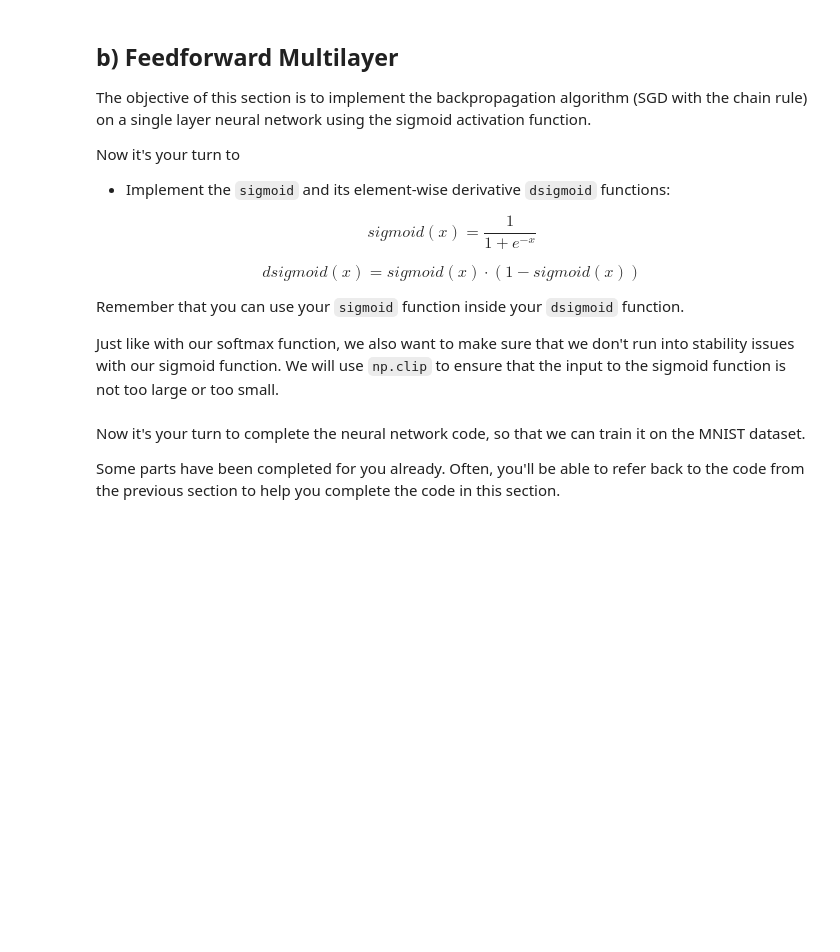
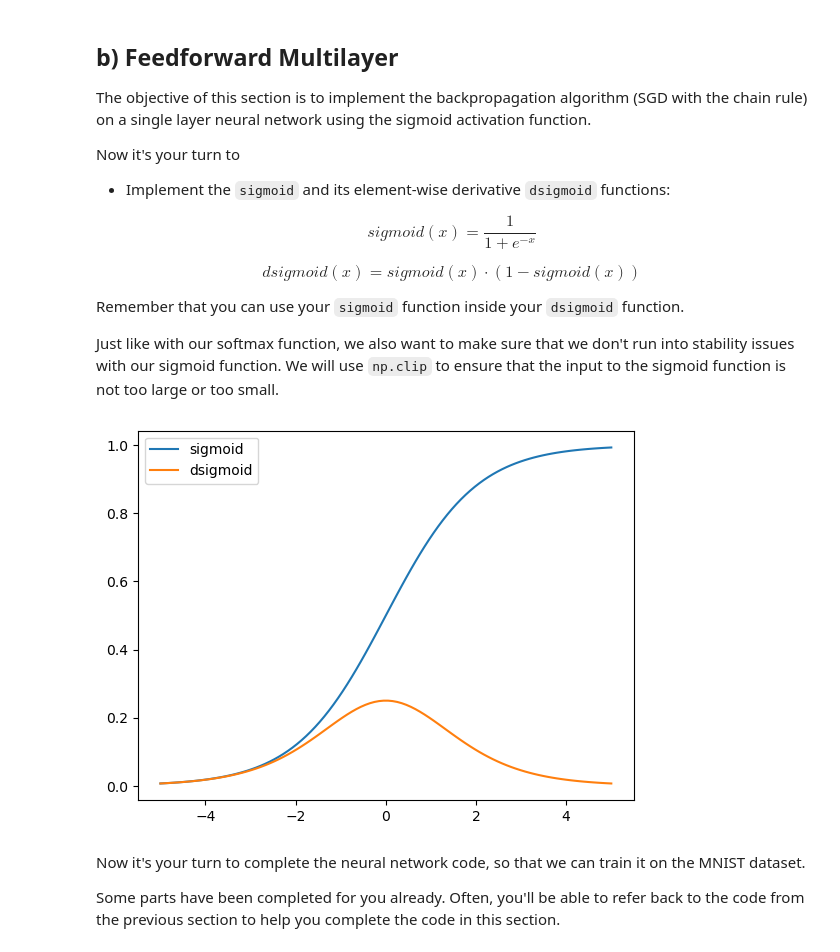
Before and after one commit to UofT-DSI/deep_learning, a Jupyter notebook: 01_materials/labs/lab_2.ipynb, the cells around one changed output. Saved outputs shown, nothing was run; the diff lists cells and outputs as text; code cells hidden in the pictures; blank space fills up the shorter version.

```diff
--- a/01_materials/labs/lab_2.ipynb
+++ b/01_materials/labs/lab_2.ipynb
@@ -265,18 +314,20 @@ Just like with our softmax function, we also want to make sure that we don't run
 # %%
 def sigmoid(X):
     # Clip X to prevent overflow or underflow
     X = np.clip(X, -500, 500) # This ensures that np.exp(X) doesn't overflow
-    return None # TODO
+    return 1 / (1 + np.exp(-X)) #None  TODO
 
 
 def dsigmoid(X):
-    return None # TODO
+    return sigmoid(X) * (1 - sigmoid(X)) # None TODO
 
 
 x = np.linspace(-5, 5, 100)
 plt.plot(x, sigmoid(x), label='sigmoid')
 plt.plot(x, dsigmoid(x), label='dsigmoid')
 plt.legend(loc='best');
+# %% [output]
+[figure, added]
 # %% [markdown]
 Now it's your turn to complete the neural network code, so that we can train it on the MNIST dataset.
 
```
Also changed, not shown: parts of 27 cells of this notebook, 1 other file.
